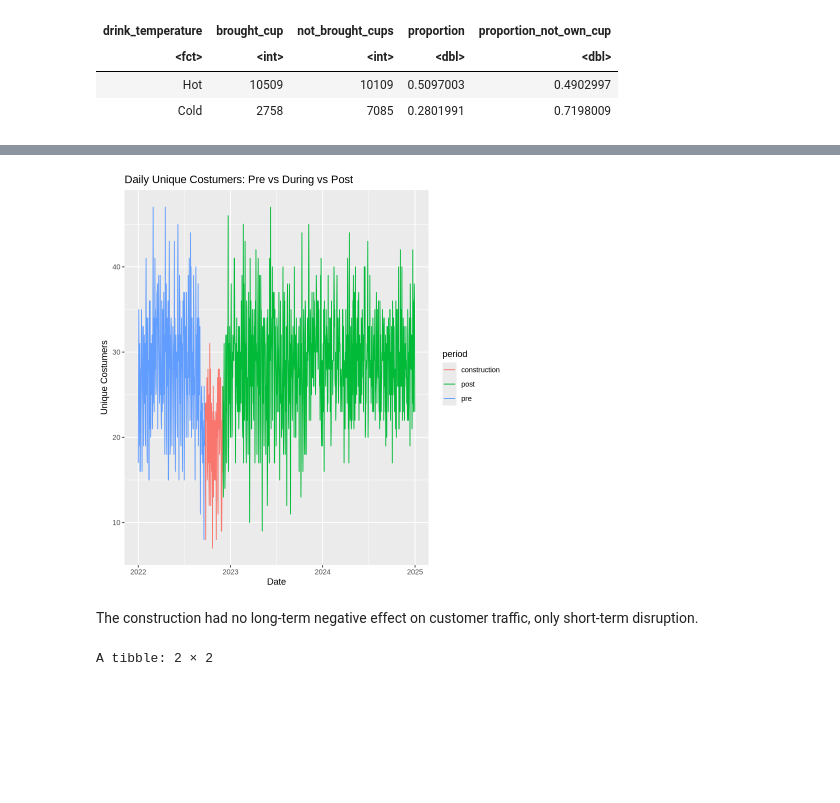
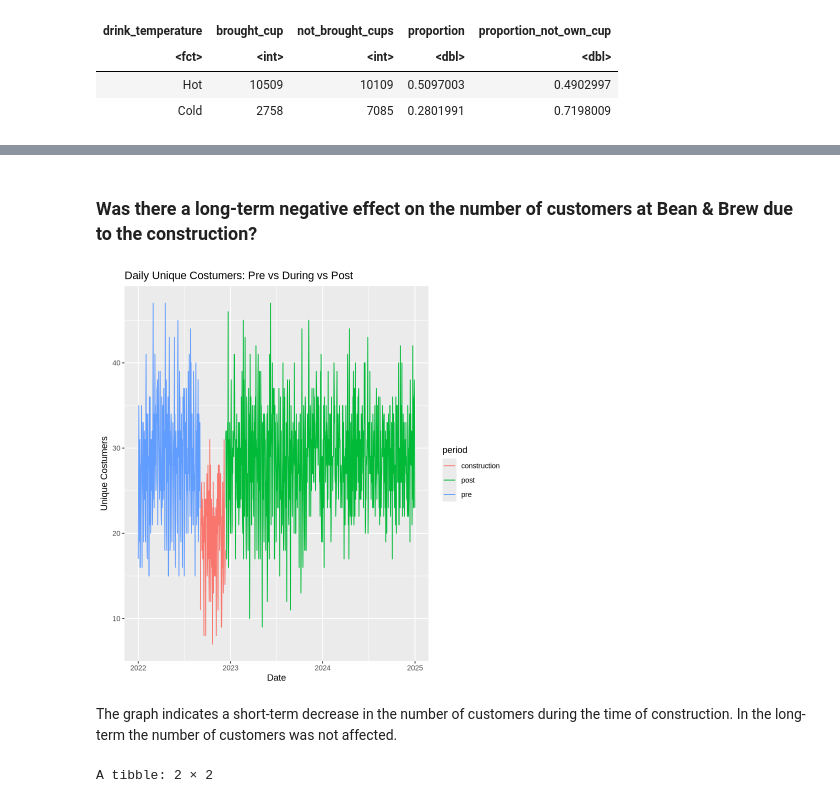
Before and after one commit to SharonGulati/dataverse, a Jupyter notebook: dataverse.ipynb, the cells around one changed output, grey strips where cells are left out. Cells and saved outputs as stored; diff of their text form; code cells hidden in the pictures; blank space fills up the shorter version.

```diff
--- a/dataverse.ipynb
+++ b/dataverse.ipynb
@@ -148,32 +161,34 @@ The data suggests that hot drinks are much more likely to be ordered using a reu
 
 ###### Conclusion
 Overall, the data indicates that hot drink customers engage in sustainable behavior more consistently, likely due to established habits, availability of suitable reusable containers, and the practical advantages of insulated travel mugs. Cold drink consumers show much lower reusability, suggesting that encouraging reusable cold drink tumblers (or offering incentives) could significantly reduce waste in that category.
+# %% [markdown]
+### Was there a long-term negative effect on the number of customers at Bean & Brew due to the construction?
 # %%
 construction <- coffee |>
 mutate(
     date=ymd(date),
     period=case_when(
-           date<ymd("2022-09-22")~"pre",
-           date>=ymd("2022-09-22")&date<=ymd("2022-12-01")~"construction",
+           date<ymd("2022-09-04")~"pre",
+           date>=ymd("2022-09-04")&date<=ymd("2022-12-12")~"construction",
            TRUE~"post"))
 
 daily_customers <- construction |>
 group_by(date, period) |>
 summarise(unique_customers=n_distinct(customer_id), .groups="drop")
 
 avg_customers <- daily_customers |>
 group_by(period) |>
 summarise(avg_daily_customer=mean(unique_customers))
 
 ggplot(daily_customers, aes(date, unique_customers, color=period))+
 geom_line()+
 labs(title="Daily Unique Costumers: Pre vs During vs Post",
     x="Date",
     y="Unique Costumers")
 # %% [output]
-[figure, old version]
+[figure, new version]
 # %% [markdown]
-The construction had no long-term negative effect on customer traffic, only short-term disruption.
+The graph indicates a short-term decrease in the number of customers during the time of construction. In the long-term the number of customers was not affected.
 # %%
 coffee_trans_type <- coffee_only|>
   group_by(transaction_type) |>
```
Also changed, not shown: parts of 10 cells of this notebook.
